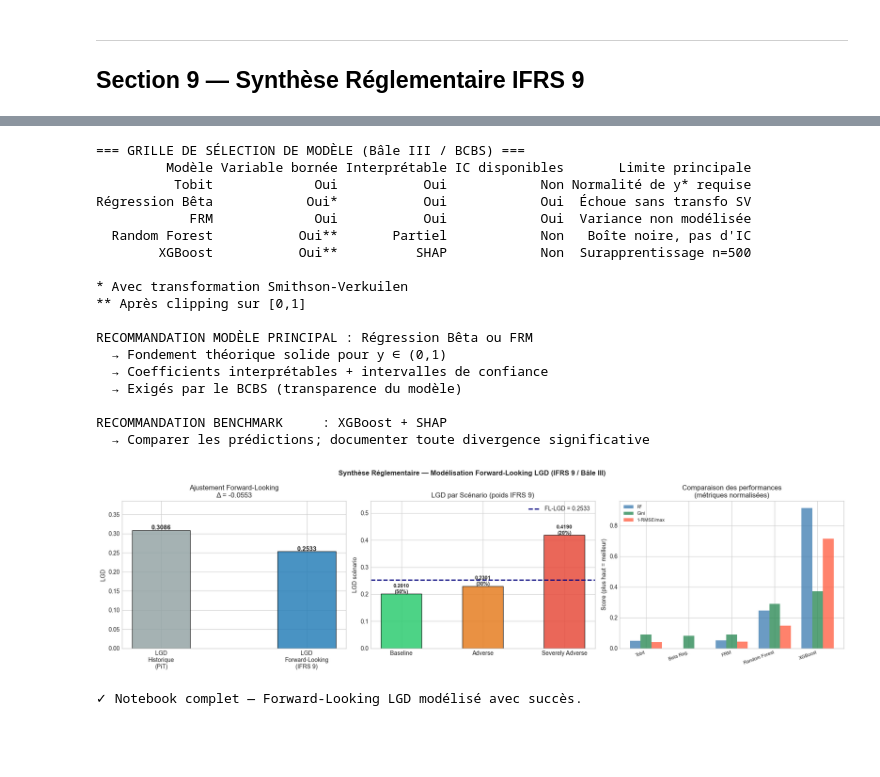
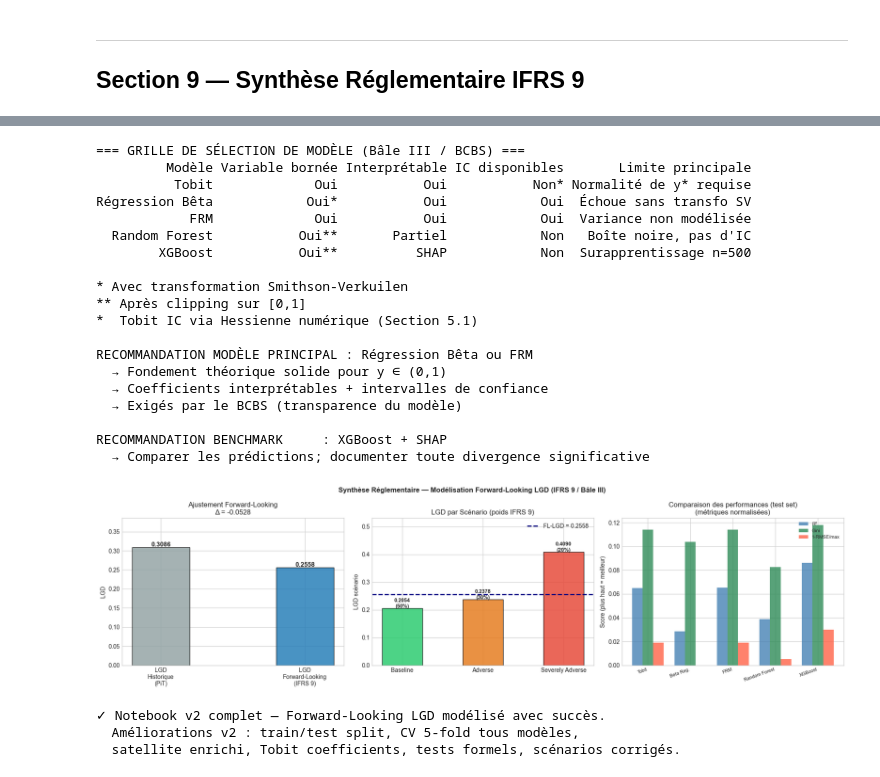
Before and after one commit to PyQuar/Modelisation-ForwardLooking-LGD, a Jupyter notebook: lgd_forward_looking.ipynb, the cells around one changed output, grey strips where cells are left out. Drawn from its saved outputs; the diff is of its cells as text; code cells hidden in the pictures; blank space fills up the shorter version.

```diff
--- a/lgd_forward_looking.ipynb
+++ b/lgd_forward_looking.ipynb
@@ -731,7 +444,0 @@ Il utilise **uniquement** les variables macroéconomiques comme prédicteurs, is
-# %%
-X_sat = sm.add_constant(df_enc[MACRO_FEATURES])
-
-# ── OLS sur logit(LGD) ────────────────────────────────────────────────────────
-sat_ols    = OLS(y_logit, X_sat).fit(cov_type='HC3')
-print('=== Modèle Satellite — OLS sur logit(LGD) ===')
-print(sat_ols.summary())
@@ -1112,0 +896,21 @@ plt.show()
+# %%
+# ══════════════════════════════════════════════════════════════════════════════
+# 6.2 — SATELLITE ENRICHI (macro + prêt + emprunteur)
+# ══════════════════════════════════════════════════════════════════════════════
+# Approche EBA (European Banking Authority) : modèle complet, projection
+# via mean-adjustment (fixer macro aux scénarios, loan/borrower aux moyennes)
+
+X_sat_full = sm.add_constant(X)  # ALL_FEATURES
+
+# OLS enrichi sur logit(LGD)
+sat_enriched_ols = OLS(y_logit, X_sat_full).fit(cov_type='HC3')
+print('=== Satellite Enrichi — OLS sur logit(LGD) ===')
+print(f'R² enrichi = {sat_enriched_ols.rsquared:.4f}  (vs macro-only R² = {sat_macro_ols.rsquared:.4f})')
+print(sat_enriched_ols.summary())
+
+# FRM satellite enrichi
+sat_frm = sm.GLM(y, X_sat_full,
+                  family=sm.families.Binomial(link=sm.families.links.Logit()))
+sat_frm_r = sat_frm.fit(cov_type='HC3')
+print('\n=== Satellite Enrichi — FRM ===')
+print(f'Pseudo R² FRM = {1 - sat_frm_r.deviance / sat_frm_r.null_deviance:.4f}')
@@ -1152,15 +1372,16 @@ Ajustement Forward-Looking                                 -0.0553
 # ── Recommandation de modèle (grille réglementaire) ──────────────────────────
 print('=== GRILLE DE SÉLECTION DE MODÈLE (Bâle III / BCBS) ===')
 reco = pd.DataFrame([
-    {'Modèle': 'Tobit',         'Variable bornée': 'Oui',   'Interprétable': 'Oui',     'IC disponibles': 'Non', 'Limite principale': 'Normalité de y* requise'},
-    {'Modèle': 'Régression Bêta','Variable bornée':'Oui*', 'Interprétable': 'Oui',     'IC disponibles': 'Oui', 'Limite principale': 'Échoue sans transfo SV'},
-    {'Modèle': 'FRM',            'Variable bornée':'Oui',   'Interprétable': 'Oui',     'IC disponibles': 'Oui', 'Limite principale': 'Variance non modélisée'},
-    {'Modèle': 'Random Forest',  'Variable bornée':'Oui**','Interprétable': 'Partiel', 'IC disponibles': 'Non', 'Limite principale': 'Boîte noire, pas d\'IC'},
-    {'Modèle': 'XGBoost',        'Variable bornée':'Oui**','Interprétable': 'SHAP',    'IC disponibles': 'Non', 'Limite principale': 'Surapprentissage n=500'},
+    {'Modèle': 'Tobit',         'Variable bornée': 'Oui',   'Interprétable': 'Oui',     'IC disponibles': 'Non*', 'Limite principale': 'Normalité de y* requise'},
+    {'Modèle': 'Régression Bêta','Variable bornée':'Oui*', 'Interprétable': 'Oui',     'IC disponibles': 'Oui',  'Limite principale': 'Échoue sans transfo SV'},
+    {'Modèle': 'FRM',            'Variable bornée':'Oui',   'Interprétable': 'Oui',     'IC disponibles': 'Oui',  'Limite principale': 'Variance non modélisée'},
+    {'Modèle': 'Random Forest',  'Variable bornée':'Oui**','Interprétable': 'Partiel', 'IC disponibles': 'Non',  'Limite principale': "Boîte noire, pas d'IC"},
+    {'Modèle': 'XGBoost',        'Variable bornée':'Oui**','Interprétable': 'SHAP',    'IC disponibles': 'Non',  'Limite principale': 'Surapprentissage n=500'},
 ])
 print(reco.to_string(index=False))
 print('\n* Avec transformation Smithson-Verkuilen')
 print('** Après clipping sur [0,1]')
+print('*  Tobit IC via Hessienne numérique (Section 5.1)')
 print()
 print('RECOMMANDATION MODÈLE PRINCIPAL : Régression Bêta ou FRM')
 print('  → Fondement théorique solide pour y ∈ (0,1)')
@@ -1172,7 +1393,7 @@ print('  → Comparer les prédictions; documenter toute divergence significativ
 # %% [output]
 === GRILLE DE SÉLECTION DE MODÈLE (Bâle III / BCBS) ===
          Modèle Variable bornée Interprétable IC disponibles       Limite principale
-          Tobit             Oui           Oui            Non Normalité de y* requise
+          Tobit             Oui           Oui           Non* Normalité de y* requise
 Régression Bêta            Oui*           Oui            Oui  Échoue sans transfo SV
             FRM             Oui           Oui            Oui  Variance non modélisée
   Random Forest           Oui**       Partiel            Non   Boîte noire, pas d'IC
@@ -1180,6 +1401,7 @@ Régression Bêta            Oui*           Oui            Oui  Échoue sans tra
 
 * Avec transformation Smithson-Verkuilen
 ** Après clipping sur [0,1]
+*  Tobit IC via Hessienne numérique (Section 5.1)
 
 RECOMMANDATION MODÈLE PRINCIPAL : Régression Bêta ou FRM
   → Fondement théorique solide pour y ∈ (0,1)
@@ -1208,39 +1430,43 @@ ax.set_title('Ajustement Forward-Looking\n' + f'Δ = {FL_ADJ:+.4f}')
 
 # Panel 2 : Poids et LGD par scénario
 ax = axes[1]
 sc_names = list(scenarios.keys())
 sc_lgds  = [scenarios[n]['LGD'] for n in sc_names]
 sc_probs = [scenarios[n]['Probability'] for n in sc_names]
 sc_cols  = ['#2ecc71','#e67e22','#e74c3c']
 bars2    = ax.bar(sc_names, sc_lgds, color=sc_cols, alpha=0.85, edgecolor='black', width=0.5)
 ax.axhline(FL_LGD, color='navy', linestyle='--', lw=2, label=f'FL-LGD = {FL_LGD:.4f}')
 for bar, lgd, p in zip(bars2, sc_lgds, sc_probs):
     ax.text(bar.get_x() + bar.get_width()/2, lgd + 0.002,
             f'{lgd:.4f}\n({p:.0%})', ha='center', fontsize=9, fontweight='bold')
 ax.set_ylabel('LGD scénario'); ax.set_ylim(0, max(sc_lgds)*1.3)
 ax.set_title('LGD par Scénario (poids IFRS 9)'); ax.legend()
 
-# Panel 3 : Radar des métriques modèles (normalisées)
+# Panel 3 : Comparaison des performances
 ax = axes[2]
-model_names = metrics_df.index.tolist()
-r2_vals     = metrics_df['R²'].clip(lower=0).values
-gini_vals   = metrics_df['Gini'].values
-rmse_inv    = (1 - metrics_df['RMSE'] / metrics_df['RMSE'].max()).values  # inversé : moins = mieux
+model_names = metrics_test.index.tolist()
+r2_vals     = metrics_test['R²'].clip(lower=0).values
+gini_vals   = metrics_test['Gini'].values
+rmse_inv    = (1 - metrics_test['RMSE'] / metrics_test['RMSE'].max()).values
 
 x = np.arange(len(model_names))
 w = 0.25
 ax.bar(x - w, r2_vals,    width=w, label='R²',       color='steelblue',  alpha=0.8)
 ax.bar(x,     gini_vals,  width=w, label='Gini',     color='seagreen',   alpha=0.8)
 ax.bar(x + w, rmse_inv,   width=w, label='1-RMSE/max', color='tomato',   alpha=0.8)
 ax.set_xticks(x); ax.set_xticklabels(model_names, rotation=20, ha='right', fontsize=8)
 ax.set_ylabel('Score (plus haut = meilleur)')
-ax.set_title('Comparaison des performances\n(métriques normalisées)')
+ax.set_title('Comparaison des performances (test set)\n(métriques normalisées)')
 ax.legend(fontsize=8)
 
 plt.tight_layout()
 plt.show()
 
-print('\n✓ Notebook complet — Forward-Looking LGD modélisé avec succès.')
+print('\n✓ Notebook v2 complet — Forward-Looking LGD modélisé avec succès.')
+print('  Améliorations v2 : train/test split, CV 5-fold tous modèles,')
+print('  satellite enrichi, Tobit coefficients, tests formels, scénarios corrigés.')
 # %% [output]
-[figure, old version]
+[figure, new version]
-✓ Notebook complet — Forward-Looking LGD modélisé avec succès.
+✓ Notebook v2 complet — Forward-Looking LGD modélisé avec succès.
+  Améliorations v2 : train/test split, CV 5-fold tous modèles,
+  satellite enrichi, Tobit coefficients, tests formels, scénarios corrigés.
```
Also changed, not shown: parts of 57 cells of this notebook, 2 other files.
